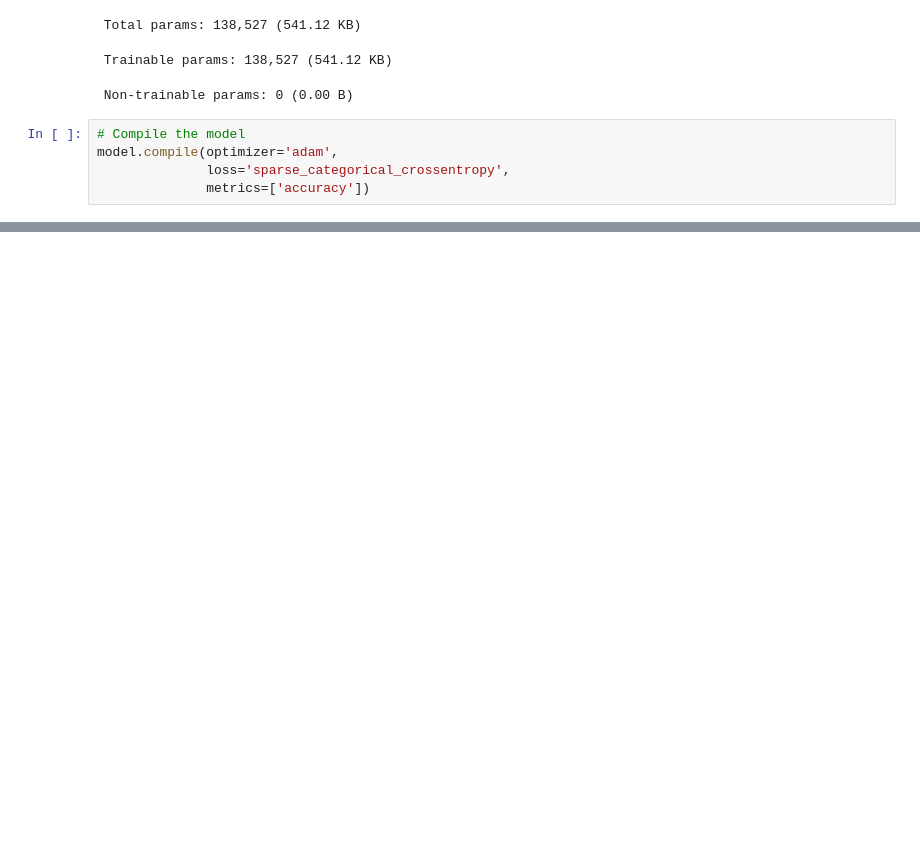
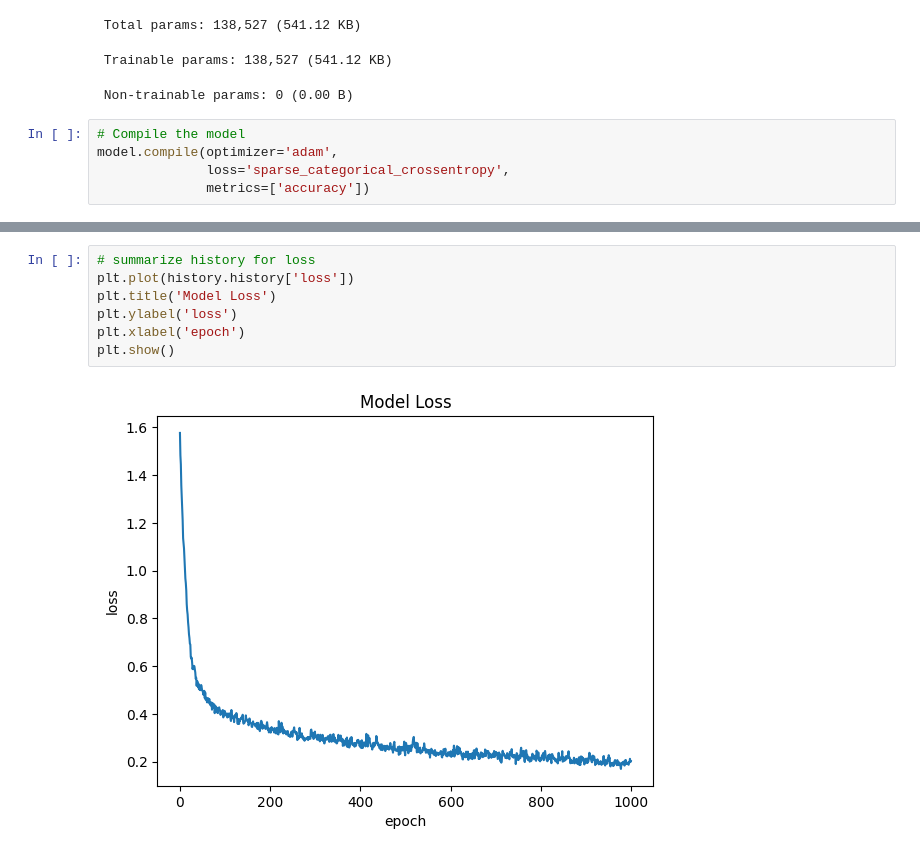
Before and after one commit to RoseWrightdev/Environmental-Classification-Model, a Jupyter notebook: main.ipynb, the cells around one changed output, grey strips where cells are left out. Cells and saved outputs as stored; diff of their text form; blank space fills up the shorter version.

```diff
--- a/main.ipynb
+++ b/main.ipynb
@@ -256,3 +263,12 @@ Epoch 1000/1000
+# %%
+# summarize history for loss
+plt.plot(history.history['loss'])
+plt.title('Model Loss')
+plt.ylabel('loss')
+plt.xlabel('epoch')
+plt.show()
+# %% [output]
+[figure, added]
 # %%
 test_loss, test_acc = model.evaluate(test_features, test_labels)
 # %% [output]
```
Also changed, not shown: parts of 8 cells of this notebook.
